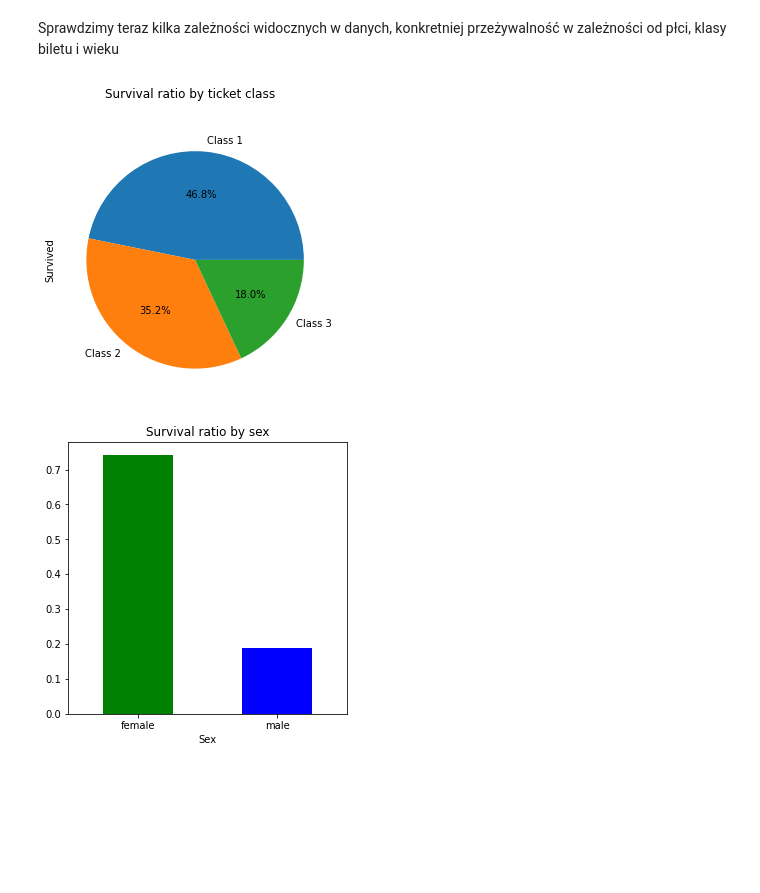
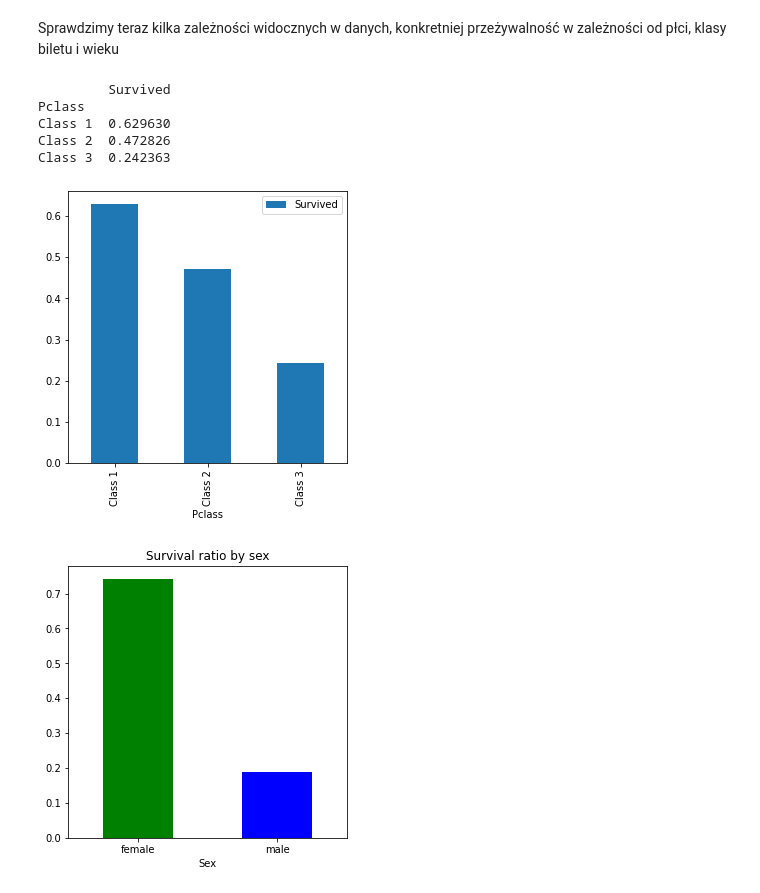
Before and after one commit to Physalium/PUMTitanic, a Jupyter notebook: titanicML.ipynb, the cells around one changed output. Cells and saved outputs as stored; diff of their text form; code cells hidden in the pictures; blank space fills up the shorter version.

```diff
--- a/titanicML.ipynb
+++ b/titanicML.ipynb
@@ -117,15 +117,19 @@ Brakujące wartości bedziemy musieli uzupełnić (`do napisania jak i co w konc
 # %% [markdown]
 Sprawdzimy teraz kilka zależności widocznych w danych, konkretniej przeżywalność w zależności od płci, klasy biletu i wieku
 # %%
-
-
 pclass_to_survival=train_df[['Pclass', 'Survived']].groupby(['Pclass'], as_index=True).mean()
 pclass_to_survival=pclass_to_survival.rename(index={1:'Class 1',2:"Class 2",3:"Class 3"})
+print(pclass_to_survival)
 
-
-plot=pclass_to_survival.plot.pie(subplots=True, figsize=(5, 5),autopct='%1.1f%%',legend=False,title="Survival ratio by ticket class")
+# plot=pclass_to_survival.plot.pie(subplots=True, figsize=(5, 5),autopct='%1.1f%%',legend=False,title="Survival ratio by ticket class")
+plot = pclass_to_survival.plot.bar(figsize=(5,5))
 # %% [output]
+         Survived
+Pclass
+Class 1  0.629630
+Class 2  0.472826
+Class 3  0.242363
-[figure, old version]
+[figure, new version]
 # %%
 sex_to_survival=train_df[["Sex", "Survived"]].groupby(['Sex'], as_index=False).mean()
 plot=sex_to_survival.plot.bar(figsize=(5, 5),x='Sex',y='Survived',rot=0,color=['green','blue'],legend=False,title="Survival ratio by sex")
```
Also changed, not shown: parts of 1 cell of this notebook.
